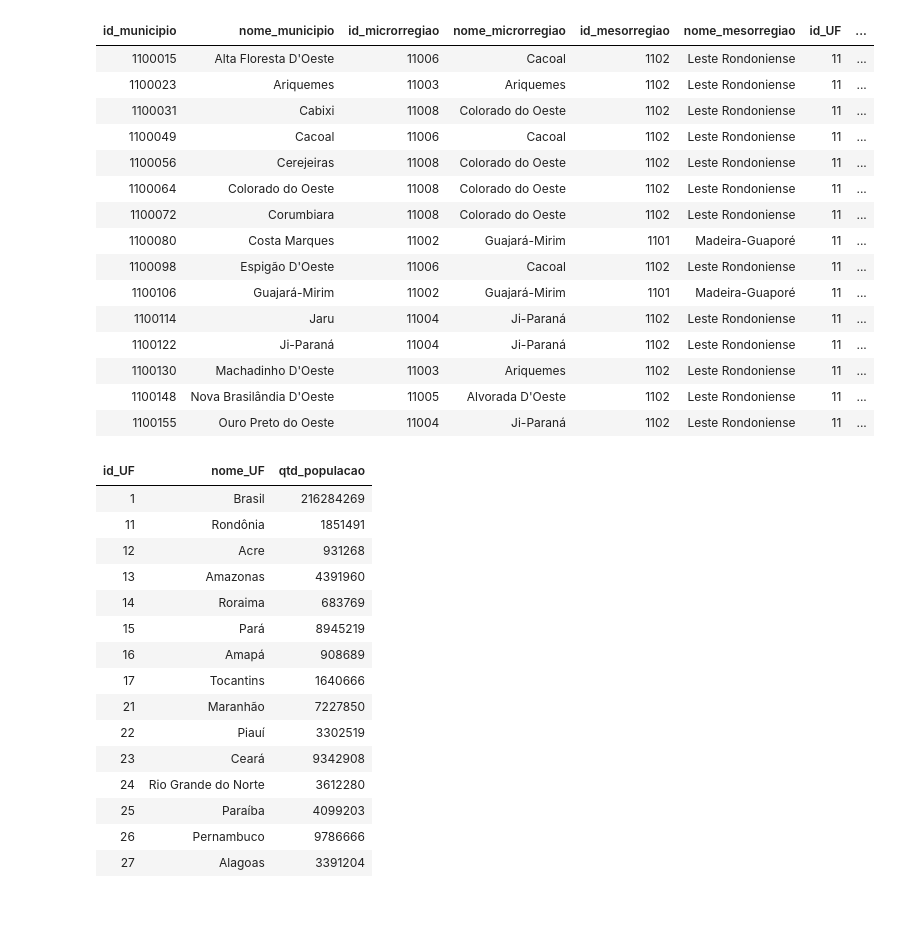
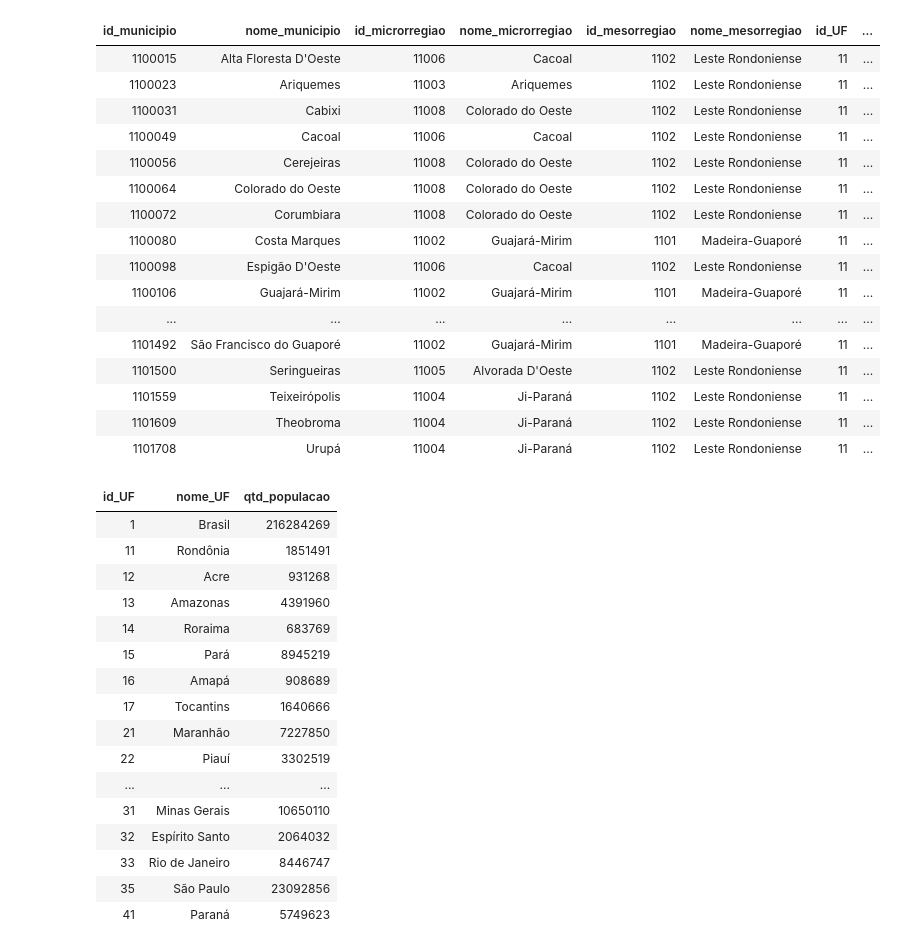
Before and after one commit to AlucardSTR/dados-api-ibge-databricks, a Jupyter notebook: API's IBGE para obter dados de Localidade, População, PIB e IDH.ipynb, the cells around one changed output. Cells and saved outputs as stored; diff of their text form; code cells hidden in the pictures; blank space fills up the shorter version.

```diff
--- a/API's IBGE para obter dados de Localidade, População, PIB e IDH.ipynb
+++ b/API's IBGE para obter dados de Localidade, População, PIB e IDH.ipynb
@@ -44,7 +45,7 @@ df_municipios = get_ibge_data(municipios)
 # %%
 #para transformar o df_json em multiline em ter que ler
 
-df_municipios = spark.read.option("multiline", 'true').json(spark.sparkContext.parallelize([df_municipios]))
+df_municipios = spark.read.option("multiine", 'true').json(spark.sparkContext.parallelize([df_municipios]))
 # %%
 df_municipios = df_municipios.select(
 			       col("id").alias("id_municipio")\
@@ -64,24 +65,25 @@ df_municipios = df_municipios.select(
             ,col("regiao-imediata.regiao-intermediaria.id").alias("id_regiao-intermediaria")\
             ,col("regiao-imediata.regiao-intermediaria.nome").alias("nome_regiao-intermediaria"))
 # %%
-df_municipios.limit(15).display()
+df_municipios.limit(50).display()
 # %% [output]
 | id_municipio | nome_municipio | id_microrregiao | nome_microrregiao | id_mesorregiao | nome_mesorregiao | id_UF | ... |
 | 1100015 | Alta Floresta D'Oeste | 11006 | Cacoal | 1102 | Leste Rondoniense | 11 | ... |
 | 1100023 | Ariquemes | 11003 | Ariquemes | 1102 | Leste Rondoniense | 11 | ... |
 | 1100031 | Cabixi | 11008 | Colorado do Oeste | 1102 | Leste Rondoniense | 11 | ... |
 | 1100049 | Cacoal | 11006 | Cacoal | 1102 | Leste Rondoniense | 11 | ... |
 | 1100056 | Cerejeiras | 11008 | Colorado do Oeste | 1102 | Leste Rondoniense | 11 | ... |
 | 1100064 | Colorado do Oeste | 11008 | Colorado do Oeste | 1102 | Leste Rondoniense | 11 | ... |
 | 1100072 | Corumbiara | 11008 | Colorado do Oeste | 1102 | Leste Rondoniense | 11 | ... |
 | 1100080 | Costa Marques | 11002 | Guajará-Mirim | 1101 | Madeira-Guaporé | 11 | ... |
 | 1100098 | Espigão D'Oeste | 11006 | Cacoal | 1102 | Leste Rondoniense | 11 | ... |
 | 1100106 | Guajará-Mirim | 11002 | Guajará-Mirim | 1101 | Madeira-Guaporé | 11 | ... |
-| 1100114 | Jaru | 11004 | Ji-Paraná | 1102 | Leste Rondoniense | 11 | ... |
-| 1100122 | Ji-Paraná | 11004 | Ji-Paraná | 1102 | Leste Rondoniense | 11 | ... |
-| 1100130 | Machadinho D'Oeste | 11003 | Ariquemes | 1102 | Leste Rondoniense | 11 | ... |
-| 1100148 | Nova Brasilândia D'Oeste | 11005 | Alvorada D'Oeste | 1102 | Leste Rondoniense | 11 | ... |
-| 1100155 | Ouro Preto do Oeste | 11004 | Ji-Paraná | 1102 | Leste Rondoniense | 11 | ... |
+| ... | ... | ... | ... | ... | ... | ... | ... |
+| 1101492 | São Francisco do Guaporé | 11002 | Guajará-Mirim | 1101 | Madeira-Guaporé | 11 | ... |
+| 1101500 | Seringueiras | 11005 | Alvorada D'Oeste | 1102 | Leste Rondoniense | 11 | ... |
+| 1101559 | Teixeirópolis | 11004 | Ji-Paraná | 1102 | Leste Rondoniense | 11 | ... |
+| 1101609 | Theobroma | 11004 | Ji-Paraná | 1102 | Leste Rondoniense | 11 | ... |
+| 1101708 | Urupá | 11004 | Ji-Paraná | 1102 | Leste Rondoniense | 11 | ... |
 # %%
 df_agregados = get_ibge_data(agregados)
 #df_agregados = spark.createDataFrame(df_agregados)
@@ -98,7 +100,7 @@ df_agregados = df_agregados.select(
             ,col("resultados_explode_series.localidade.nome").alias("nome_UF")\
             ,col("resultados_explode_series.serie.2018").alias("qtd_populacao"))
 # %%
-df_agregados.limit(15).display()
+df_agregados.limit(50).display()
 # %% [output]
 | id_UF | nome_UF | qtd_populacao |
 | 1 | Brasil | 216284269 |
@@ -111,11 +113,12 @@ df_agregados.limit(15).display()
 | 17 | Tocantins | 1640666 |
 | 21 | Maranhão | 7227850 |
 | 22 | Piauí | 3302519 |
-| 23 | Ceará | 9342908 |
-| 24 | Rio Grande do Norte | 3612280 |
-| 25 | Paraíba | 4099203 |
-| 26 | Pernambuco | 9786666 |
-| 27 | Alagoas | 3391204 |
+| ... | ... | ... |
+| 31 | Minas Gerais | 10650110 |
+| 32 | Espírito Santo | 2064032 |
+| 33 | Rio de Janeiro | 8446747 |
+| 35 | São Paulo | 23092856 |
+| 41 | Paraná | 5749623 |
 # %%
 # df_indicadores.write\
 #               .format('json')\
```
Also changed, not shown: parts of 1 cell of this notebook.
